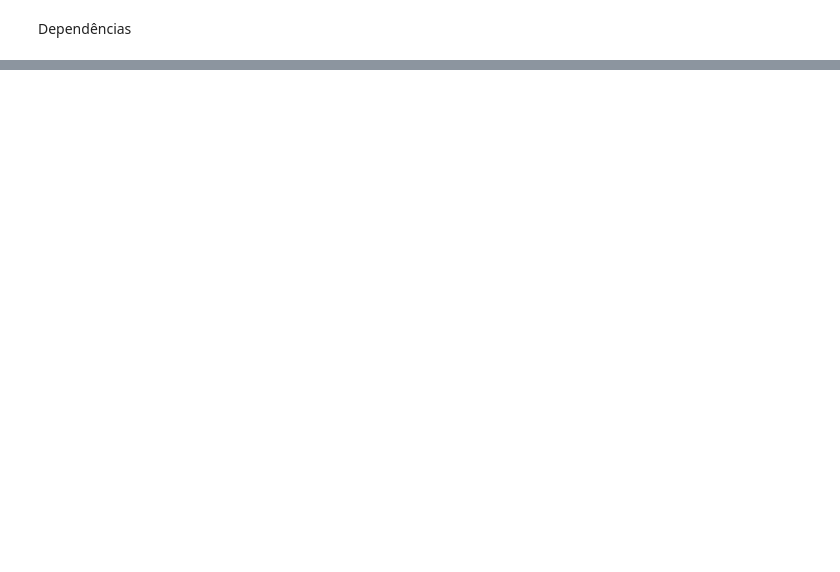
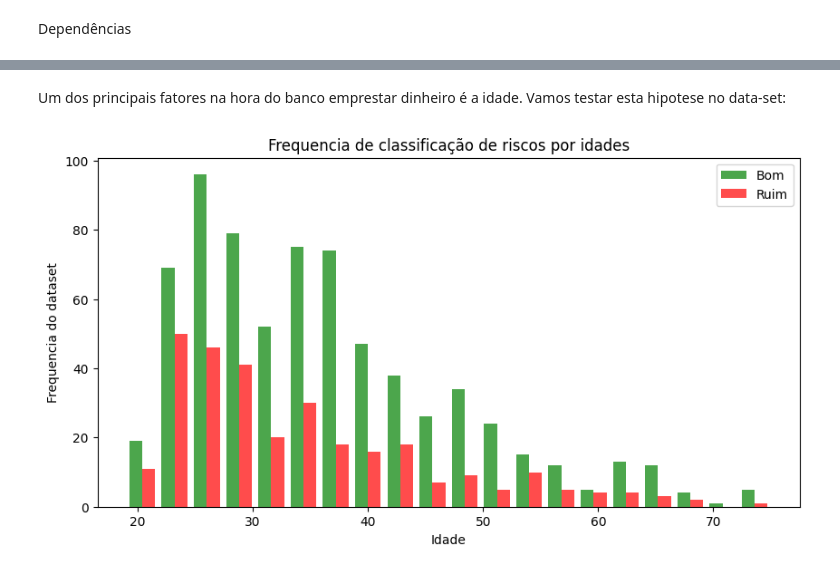
Before and after one commit to gustavoSutil/materia-IA, a Jupyter notebook: deep-learn/tf/tf.ipynb, the cells around one changed output, grey strips where cells are left out. Saved outputs shown, nothing was run; the diff lists cells and outputs as text; code cells hidden in the pictures; blank space fills up the shorter version.

```diff
--- a/deep-learn/tf/tf.ipynb
+++ b/deep-learn/tf/tf.ipynb
@@ -36,0 +40,7 @@ AttributeError: ignored
+# %%
+import pandas as pd
+import numpy as np
+import seaborn as sns
+import matplotlib.pyplot as plt
+
+df = pd.read_csv("/content/german_credit_data.csv",index_col=0)
@@ -36,0 +64,16 @@ AttributeError: ignored
+# %% [markdown]
+Um dos principais fatores na hora do banco emprestar dinheiro é a idade. Vamos testar esta hipotese no data-set:
+# %%
+df_age_g = df.loc[df["Risk"] == 'good']['Age'].values.tolist()
+df_age_b = df.loc[df["Risk"] == 'bad']['Age'].values.tolist()
+df_age = df['Age'].values.tolist()
+
+plt.figure(figsize=(10, 5))
+plt.hist([df_age_g, df_age_b], bins=20, color=['green', 'red'], label=['Bom', 'Ruim'], alpha=0.7)
+plt.title('Frequencia de classificação de riscos por idades')
+plt.xlabel('Idade')
+plt.ylabel('Frequencia do dataset')
+plt.legend()
+plt.show()
+# %% [output]
+[figure, added]
```
Also changed, not shown: parts of 9 cells of this notebook.
